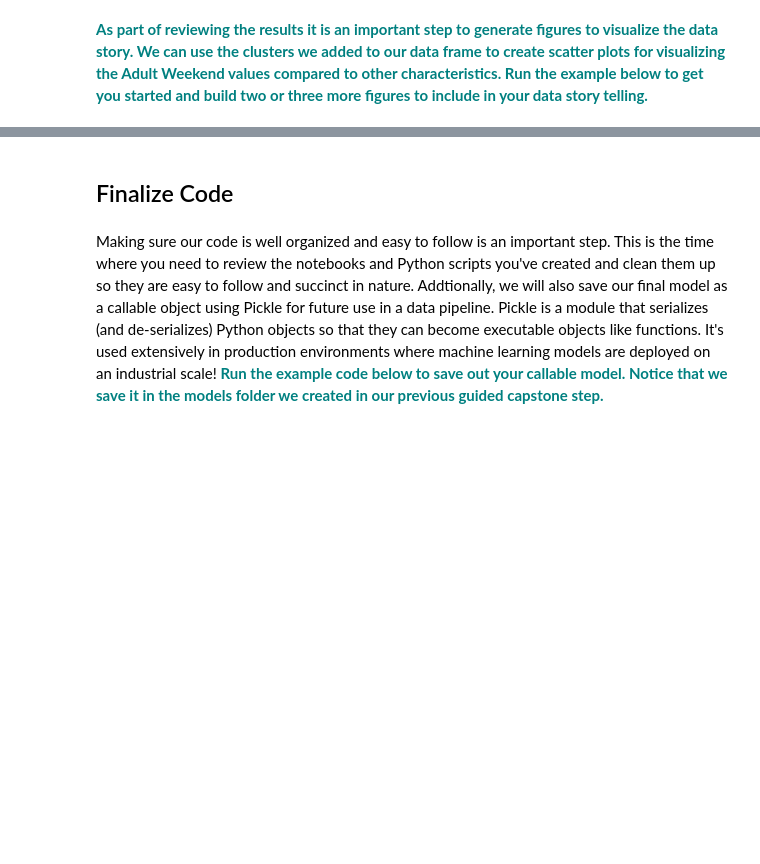
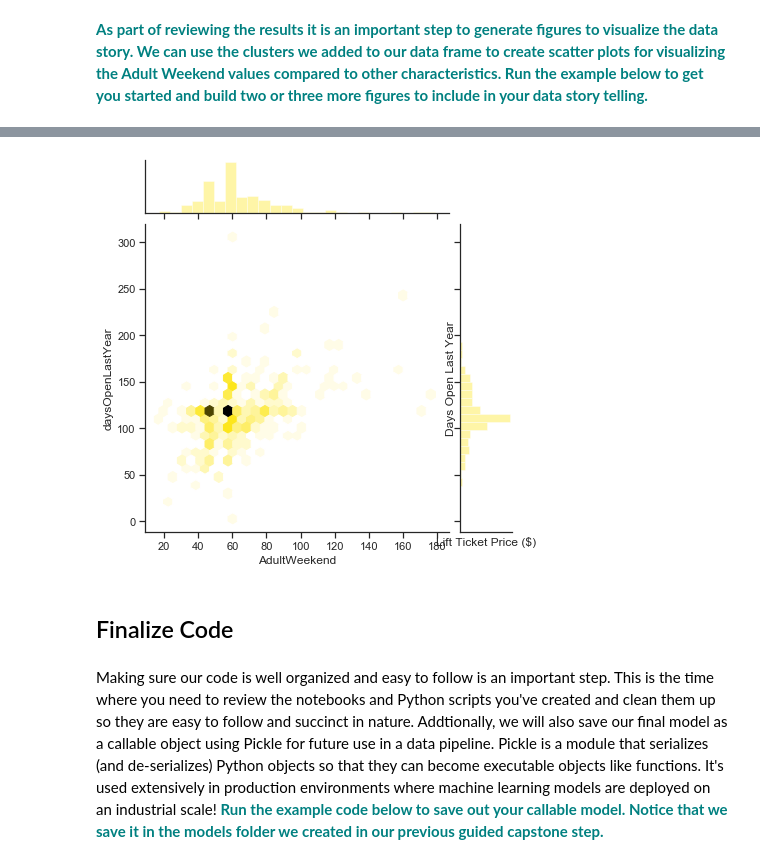
Before and after one commit to reetibhagat/guided_capstone_project, a Jupyter notebook: final_documentation/GuidedCapstone_final_documentationStep6HL.ipynb, the cells around one changed output, grey strips where cells are left out. Cells and saved outputs as stored; diff of their text form; code cells hidden in the pictures; blank space fills up the shorter version.

```diff
--- a/final_documentation/GuidedCapstone_final_documentationStep6HL.ipynb
+++ b/final_documentation/GuidedCapstone_final_documentationStep6HL.ipynb
@@ -166,3 +180,12 @@ plt.savefig('figures/fig1.png',bbox_inches='tight')
+# %%
+sns.set(style="ticks")
+sns.jointplot(x=df['AdultWeekend'], y=df['daysOpenLastYear'], kind="hex", color="#FDE725FF")
+sns.despine()
+plt.xlabel('Lift Ticket Price ($)')
+plt.ylabel('Days Open Last Year')
+plt.savefig('figures/fig4.png',bbox_inches='tight')
+# %% [output]
+[figure, added]
 # %% [markdown]
 ## Finalize Code
 # %% [markdown]
```
Also changed, not shown: parts of 9 cells of this notebook.
